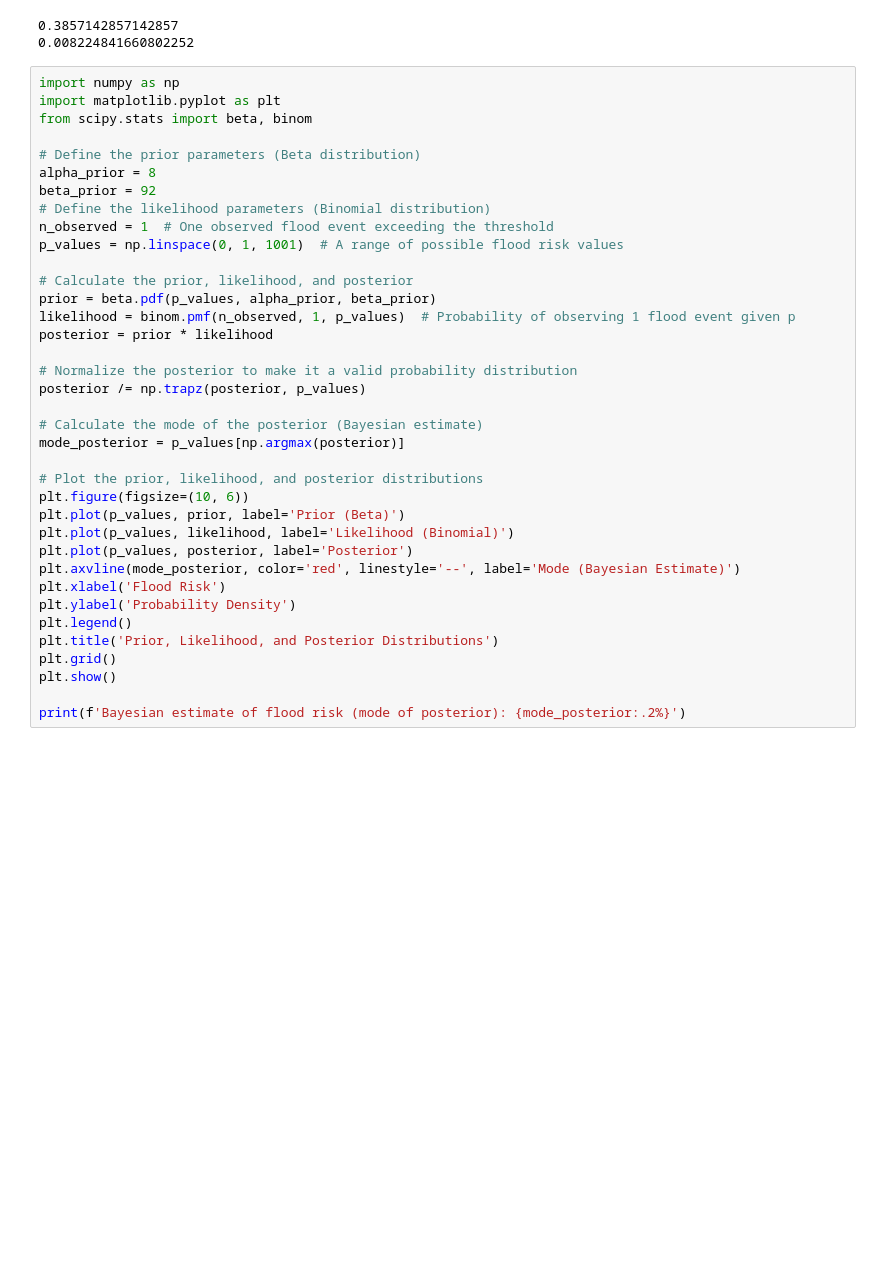
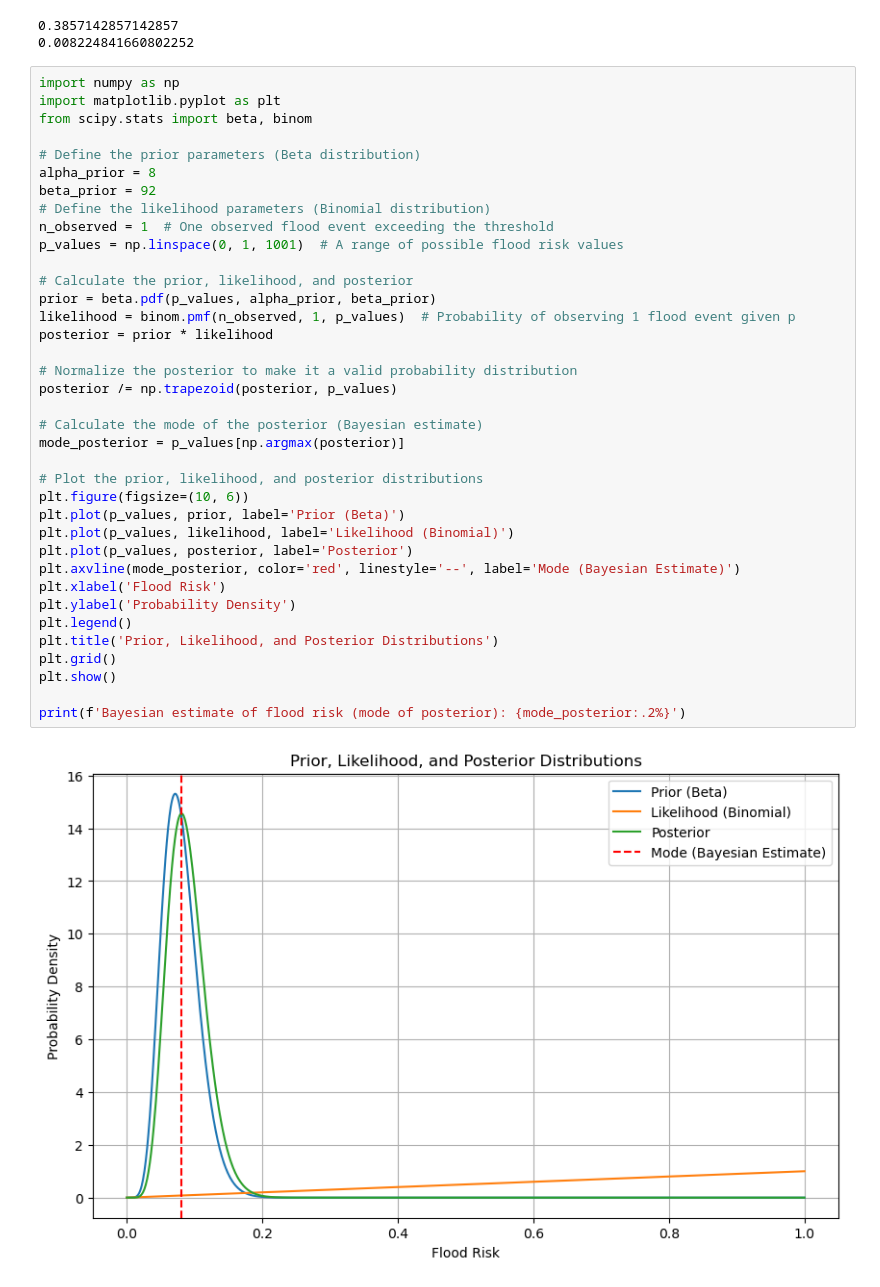
Before and after one commit to bKeungAuyeung/MSTA-HW3, a Jupyter notebook: bAuyeung_L3_MSTA.ipynb, the cells around one changed output. Drawn from its saved outputs; the diff is of its cells as text; blank space fills up the shorter version.

```diff
--- a/bAuyeung_L3_MSTA.ipynb
+++ b/bAuyeung_L3_MSTA.ipynb
@@ -280,31 +280,32 @@ alpha_prior = 8
 beta_prior = 92
 # Define the likelihood parameters (Binomial distribution)
 n_observed = 1  # One observed flood event exceeding the threshold
 p_values = np.linspace(0, 1, 1001)  # A range of possible flood risk values
 
 # Calculate the prior, likelihood, and posterior
 prior = beta.pdf(p_values, alpha_prior, beta_prior)
 likelihood = binom.pmf(n_observed, 1, p_values)  # Probability of observing 1 flood event given p
 posterior = prior * likelihood
 
 # Normalize the posterior to make it a valid probability distribution
-posterior /= np.trapz(posterior, p_values)
+posterior /= np.trapezoid(posterior, p_values)
 
 # Calculate the mode of the posterior (Bayesian estimate)
 mode_posterior = p_values[np.argmax(posterior)]
 
 # Plot the prior, likelihood, and posterior distributions
 plt.figure(figsize=(10, 6))
 plt.plot(p_values, prior, label='Prior (Beta)')
 plt.plot(p_values, likelihood, label='Likelihood (Binomial)')
 plt.plot(p_values, posterior, label='Posterior')
 plt.axvline(mode_posterior, color='red', linestyle='--', label='Mode (Bayesian Estimate)')
 plt.xlabel('Flood Risk')
 plt.ylabel('Probability Density')
 plt.legend()
 plt.title('Prior, Likelihood, and Posterior Distributions')
 plt.grid()
 plt.show()
 
 print(f'Bayesian estimate of flood risk (mode of posterior): {mode_posterior:.2%}')
 # %% [output]
+[figure, added]
```
Also changed, not shown: parts of 14 cells of this notebook.
